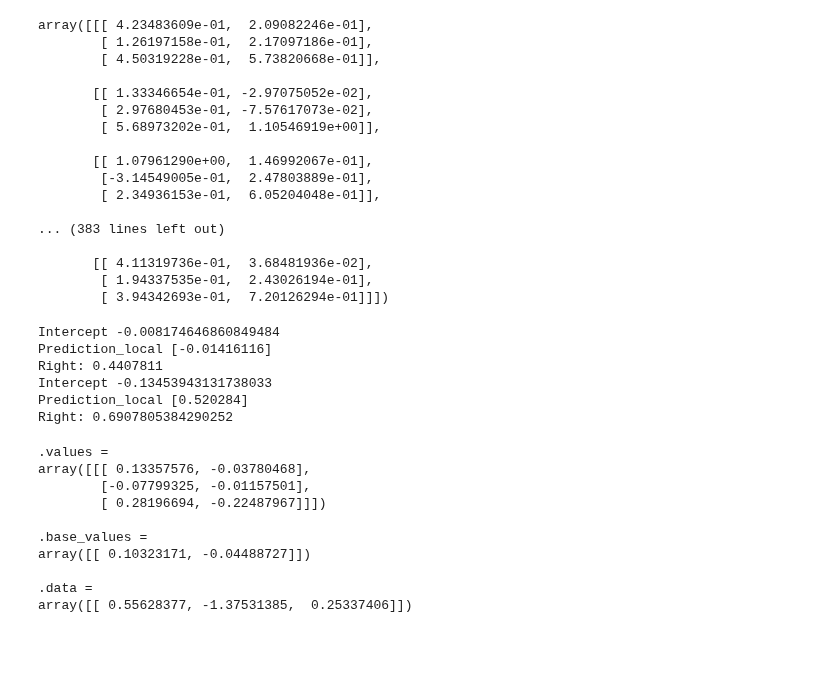
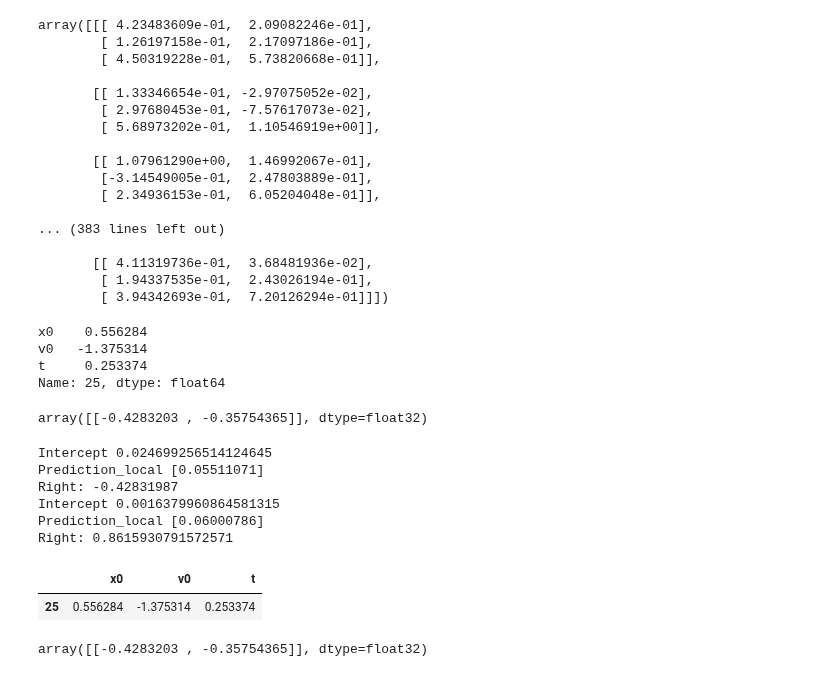
Before and after one commit to wgrosche/XAI, a Jupyter notebook: Code/Duffing/shap_duffing.ipynb, the cells around one changed output. Saved outputs shown, nothing was run; the diff lists cells and outputs as text; code cells hidden in the pictures; blank space fills up the shorter version.

```diff
--- a/Code/Duffing/shap_duffing.ipynb
+++ b/Code/Duffing/shap_duffing.ipynb
@@ -553,29 +553,40 @@ import lime
 import lime.lime_tabular
 # %%
 lime_explainer = lime.lime_tabular.LimeTabularExplainer(np.array(X_train_scale), verbose=True, mode='regression')
+# %%
+X_test_scale.loc[i]
+# %% [output]
+x0    0.556284
+v0   -1.375314
+t     0.253374
+Name: 25, dtype: float64
+# %%
+
+model.predict(X_test_scale.loc[i:i])
+# %% [output]
+array([[-0.4283203 , -0.35754365]], dtype=float32)
 # %%
 
 
 i = 25
-lime_exp_model = lime_explainer.explain_instance(X_test_scale.iloc[i], model.predict, num_features=3)
-lime_exp_true = lime_explainer.explain_instance(X_test_scale.iloc[i], true_model.predict, num_features=3)
+lime_exp_model = lime_explainer.explain_instance(X_test_scale.loc[i], model.predict, num_features=3)
+lime_exp_true = lime_explainer.explain_instance(X_test_scale.loc[i], true_model.predict, num_features=3)
 # %% [output]
-Intercept -0.008174646860849484
-Prediction_local [-0.01416116]
-Right: 0.4407811
-Intercept -0.13453943131738033
-Prediction_local [0.520284]
-Right: 0.6907805384290252
+Intercept 0.024699256514124645
+Prediction_local [0.05511071]
+Right: -0.42831987
+Intercept 0.0016379960864581315
+Prediction_local [0.06000786]
+Right: 0.8615930791572571
-.values =
-array([[[ 0.13357576, -0.03780468],
-        [-0.07799325, -0.01157501],
-        [ 0.28196694, -0.22487967]]])
-
-.base_values =
-array([[ 0.10323171, -0.04488727]])
-
-.data =
-array([[ 0.55628377, -1.37531385,  0.25337406]])
+# %%
+X_test_scale.iloc[i:i+1]
+# %% [output]
+|  | x0 | v0 | t |
+| 25 | 0.556284 | -1.375314 | 0.253374 |
+# %%
+model.predict(X_test_scale.iloc[i:i+1])
+# %% [output]
+array([[-0.4283203 , -0.35754365]], dtype=float32)
 # %%
 true_explainer(X_test_scale.iloc[i:i+1,:]).values
 # %% [output]
```
Also changed, not shown: parts of 14 cells of this notebook, 2 other files.
